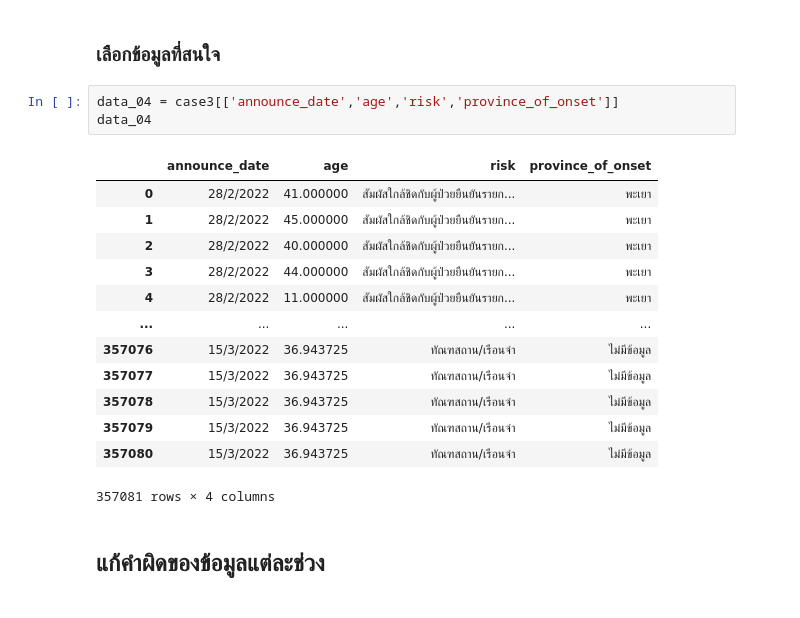
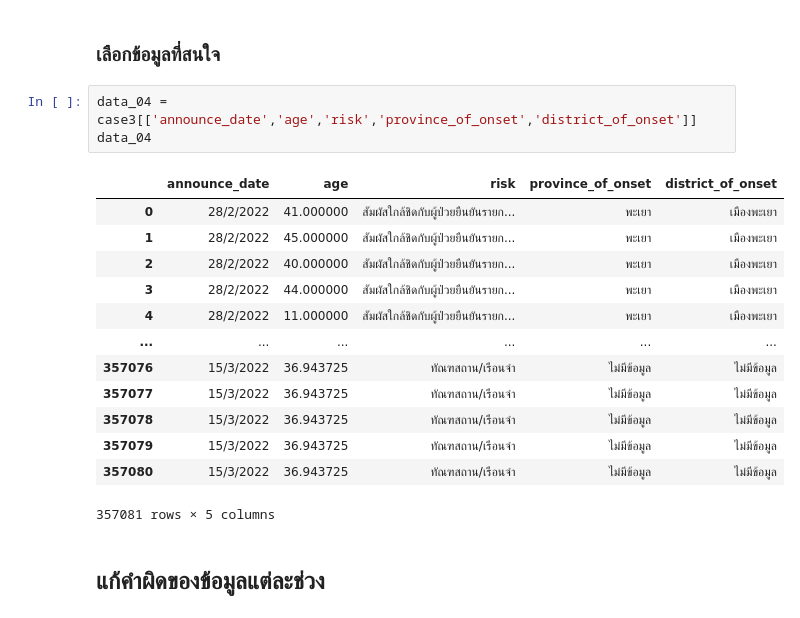
Before and after one commit to Octa-p/data_viz_2022, a Jupyter notebook: Final_Project.ipynb, the cells around one changed output. Drawn from its saved outputs; the diff is of its cells as text.

```diff
--- a/Final_Project.ipynb
+++ b/Final_Project.ipynb
@@ -689,22 +689,22 @@ dtype: int64
 # %% [markdown]
 ### เลือกข้อมูลที่สนใจ
 # %%
-data_04 = case3[['announce_date','age','risk','province_of_onset']]
+data_04 = case3[['announce_date','age','risk','province_of_onset','district_of_onset']]
 data_04
 # %% [output]
-|  | announce_date | age | risk | province_of_onset |
-| 0 | 28/2/2022 | 41.000000 | สัมผัสใกล้ชิดกับผู้ป่วยยืนยันรายก... | พะเยา |
-| 1 | 28/2/2022 | 45.000000 | สัมผัสใกล้ชิดกับผู้ป่วยยืนยันรายก... | พะเยา |
-| 2 | 28/2/2022 | 40.000000 | สัมผัสใกล้ชิดกับผู้ป่วยยืนยันรายก... | พะเยา |
-| 3 | 28/2/2022 | 44.000000 | สัมผัสใกล้ชิดกับผู้ป่วยยืนยันรายก... | พะเยา |
-| 4 | 28/2/2022 | 11.000000 | สัมผัสใกล้ชิดกับผู้ป่วยยืนยันรายก... | พะเยา |
-| ... | ... | ... | ... | ... |
-| 357076 | 15/3/2022 | 36.943725 | ทัณฑสถาน/เรือนจำ | ไม่มีข้อมูล |
-| 357077 | 15/3/2022 | 36.943725 | ทัณฑสถาน/เรือนจำ | ไม่มีข้อมูล |
-| 357078 | 15/3/2022 | 36.943725 | ทัณฑสถาน/เรือนจำ | ไม่มีข้อมูล |
-| 357079 | 15/3/2022 | 36.943725 | ทัณฑสถาน/เรือนจำ | ไม่มีข้อมูล |
-| 357080 | 15/3/2022 | 36.943725 | ทัณฑสถาน/เรือนจำ | ไม่มีข้อมูล |
+|  | announce_date | age | risk | province_of_onset | district_of_onset |
+| 0 | 28/2/2022 | 41.000000 | สัมผัสใกล้ชิดกับผู้ป่วยยืนยันรายก... | พะเยา | เมืองพะเยา |
+| 1 | 28/2/2022 | 45.000000 | สัมผัสใกล้ชิดกับผู้ป่วยยืนยันรายก... | พะเยา | เมืองพะเยา |
+| 2 | 28/2/2022 | 40.000000 | สัมผัสใกล้ชิดกับผู้ป่วยยืนยันรายก... | พะเยา | เมืองพะเยา |
+| 3 | 28/2/2022 | 44.000000 | สัมผัสใกล้ชิดกับผู้ป่วยยืนยันรายก... | พะเยา | เมืองพะเยา |
+| 4 | 28/2/2022 | 11.000000 | สัมผัสใกล้ชิดกับผู้ป่วยยืนยันรายก... | พะเยา | เมืองพะเยา |
+| ... | ... | ... | ... | ... | ... |
+| 357076 | 15/3/2022 | 36.943725 | ทัณฑสถาน/เรือนจำ | ไม่มีข้อมูล | ไม่มีข้อมูล |
+| 357077 | 15/3/2022 | 36.943725 | ทัณฑสถาน/เรือนจำ | ไม่มีข้อมูล | ไม่มีข้อมูล |
+| 357078 | 15/3/2022 | 36.943725 | ทัณฑสถาน/เรือนจำ | ไม่มีข้อมูล | ไม่มีข้อมูล |
+| 357079 | 15/3/2022 | 36.943725 | ทัณฑสถาน/เรือนจำ | ไม่มีข้อมูล | ไม่มีข้อมูล |
+| 357080 | 15/3/2022 | 36.943725 | ทัณฑสถาน/เรือนจำ | ไม่มีข้อมูล | ไม่มีข้อมูล |
-357081 rows × 4 columns
+357081 rows × 5 columns
 # %% [markdown]
 ## แก้คำผิดของข้อมูลแต่ละช่วง
 # %%
```
Also changed, not shown: parts of 11 cells of this notebook.
